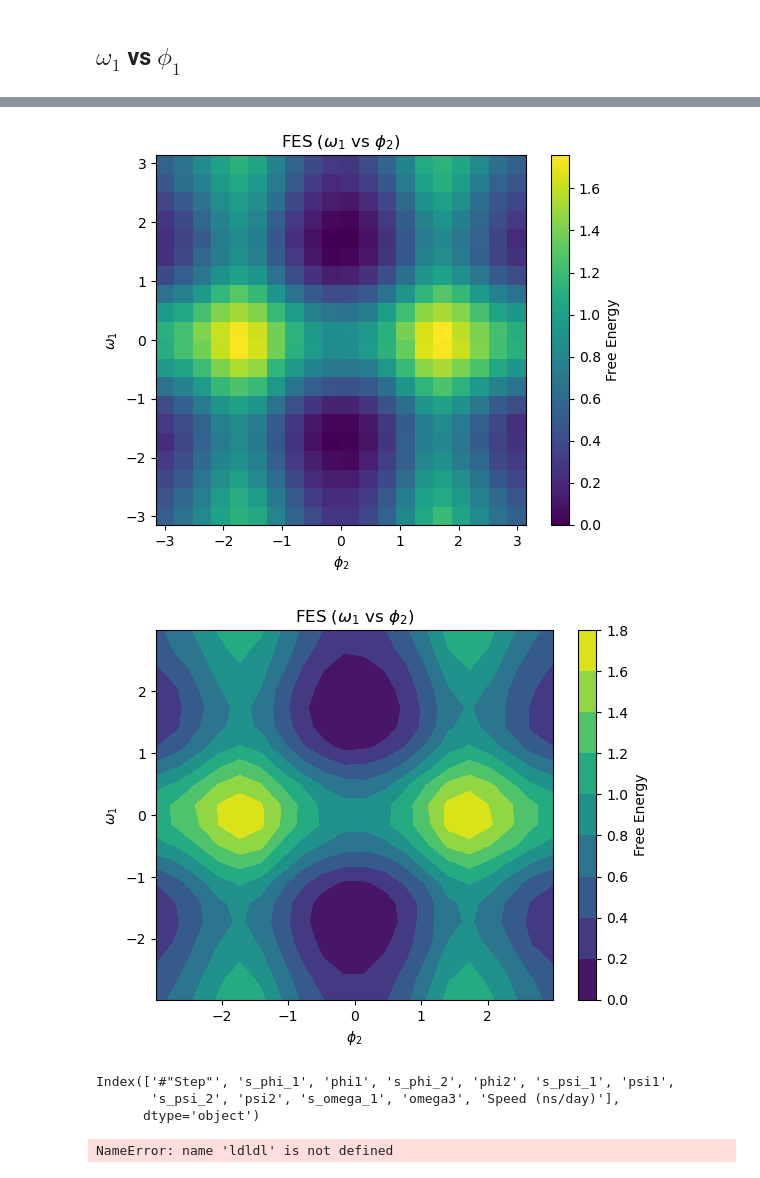
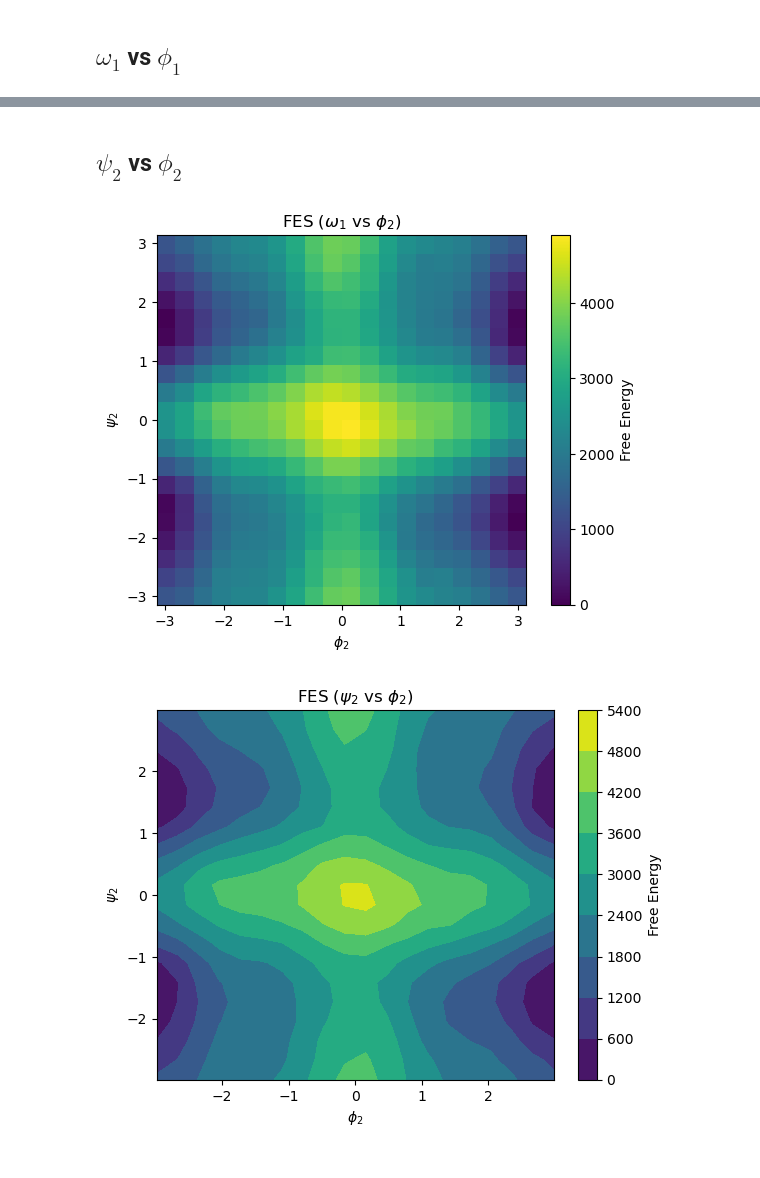
Before and after one commit to thomas-egg/rotation_project, a Jupyter notebook: analysis-sandbox.ipynb, the cells around one changed output, grey strips where cells are left out. Saved outputs shown, nothing was run; the diff lists cells and outputs as text; code cells hidden in the pictures.

```diff
--- a/analysis-sandbox.ipynb
+++ b/analysis-sandbox.ipynb
@@ -89,7 +88,7 @@ y_edge = None
 for chunk in chunks:
 
     # Chunk histogram
-    chunk_hist, x_edges, y_edges = np.histogram2d(chunk['s_phi_1'], chunk['s_omega_1'], bins=[20, 20])
+    chunk_hist, x_edges, y_edges = np.histogram2d(chunk['phi1'], chunk['s_omega_1'], bins=[20, 20])
 
     # Add to total histogram
     hist += chunk_hist
@@ -136,7 +135,7 @@ y_edge = None
 for chunk in chunks:
 
     # Chunk histogram
-    chunk_hist, x_edges, y_edges = np.histogram2d(chunk['s_phi_2'], chunk['s_omega_1'], bins=[20, 20])
+    chunk_hist, x_edges, y_edges = np.histogram2d(chunk['psi2'], chunk['phi2'], bins=[20, 20])
 
     # Add to total histogram
     hist += chunk_hist
@@ -150,34 +173,47 @@ hist = hist - min_value
+# %% [markdown]
+## $\psi_2$ vs $\phi_2$
+# %%
+# Histogram variables
+hist = np.zeros((20, 20))
+x_edge = None
+y_edge = None
+
+# Iterator
+for chunk in chunks:
+
+    # Chunk histogram
+    chunk_hist, x_edges, y_edges = np.histogram2d(chunk['s_phi_2'], chunk['s_psi_2'], bins=[20, 20])
+
+    # Add to total histogram
+    hist += chunk_hist
+# %%
+# Convert histogram to FE histogram
+hist = distribution_to_FE(hist)
+
+# Shift histogram
+min_value = np.min(hist)
+hist = hist - min_value
 # %%
 # Create a heatmap or 2D histogram plot
 plt.imshow(hist, extent=[x_edges[0], x_edges[-1], y_edges[0], y_edges[-1]], origin='lower', cmap='viridis')
 plt.colorbar(label='Free Energy')
 plt.xlabel('$\phi_2$')
-plt.ylabel('$\omega_1$')
+plt.ylabel('$\psi_2$')
 plt.title('FES ($\omega_1$ vs $\phi_2$)')
 plt.show()
 # %% [output]
-[figure, old version]
+[figure, new version]
 # %%
 # Work with centers
 x_centers = (x_edges[1:] + x_edges[:-1]) / 2
 y_centers = (y_edges[1:] + y_edges[:-1]) / 2
 
 # Create a heatmap or 2D histogram plot
 plt.contourf(x_centers, y_centers, hist, levels=8, cmap='viridis')
 plt.colorbar(label='Free Energy')
 plt.xlabel('$\phi_2$')
-plt.ylabel('$\omega_1$')
-plt.title('FES ($\omega_1$ vs $\phi_2$)')
+plt.ylabel('$\psi_2$')
+plt.title('FES ($\psi_2$ vs $\phi_2$)')
 plt.show()
 # %% [output]
-[figure, old version]
+[figure, new version]
-# %%
-# Iterator
-for chunk in chunks:
-    print(chunk.columns)
-    ldldl
-# %% [output]
-Index(['#"Step"', 's_phi_1', 'phi1', 's_phi_2', 'phi2', 's_psi_1', 'psi1',
-       's_psi_2', 'psi2', 's_omega_1', 'omega3', 'Speed (ns/day)'],
-      dtype='object')
-NameError: name 'ldldl' is not defined
```
Also changed, not shown: parts of 11 cells of this notebook.
